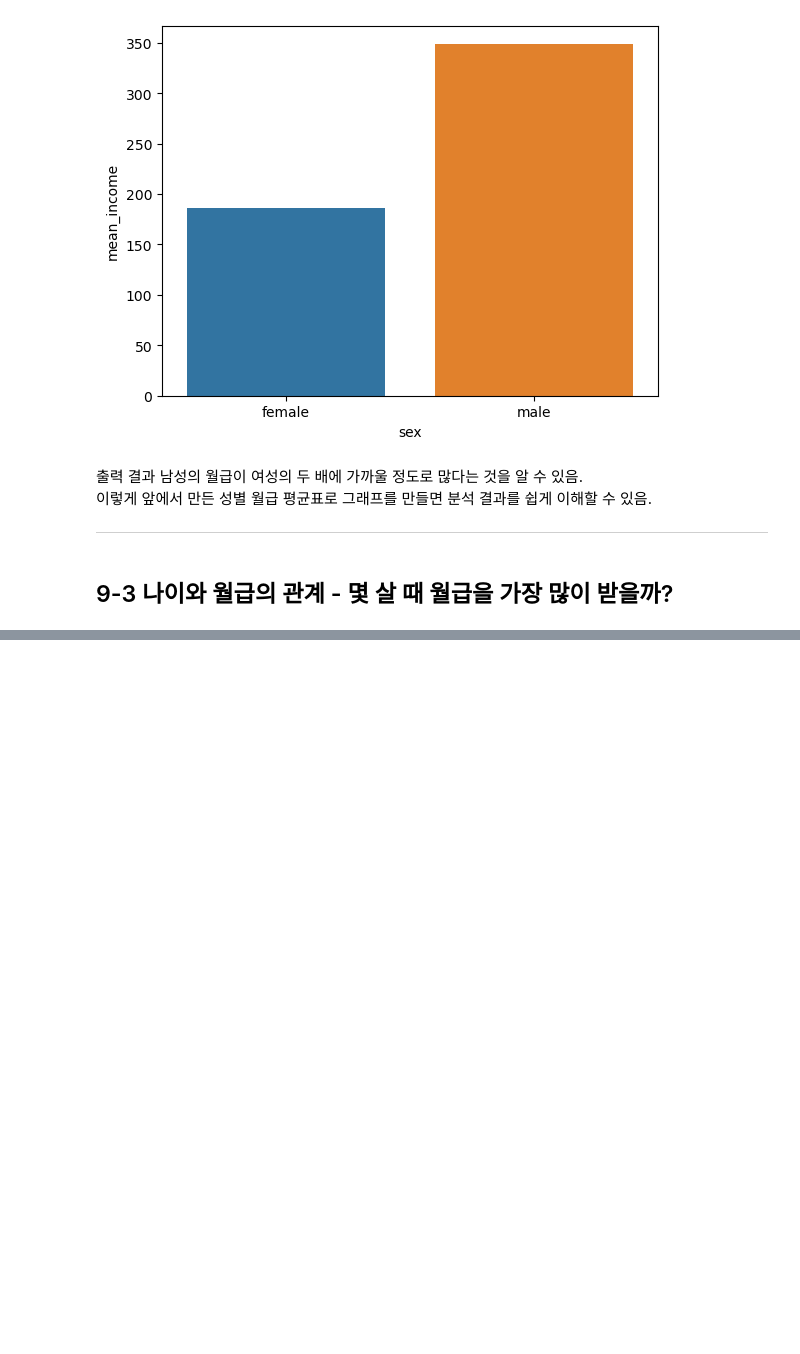
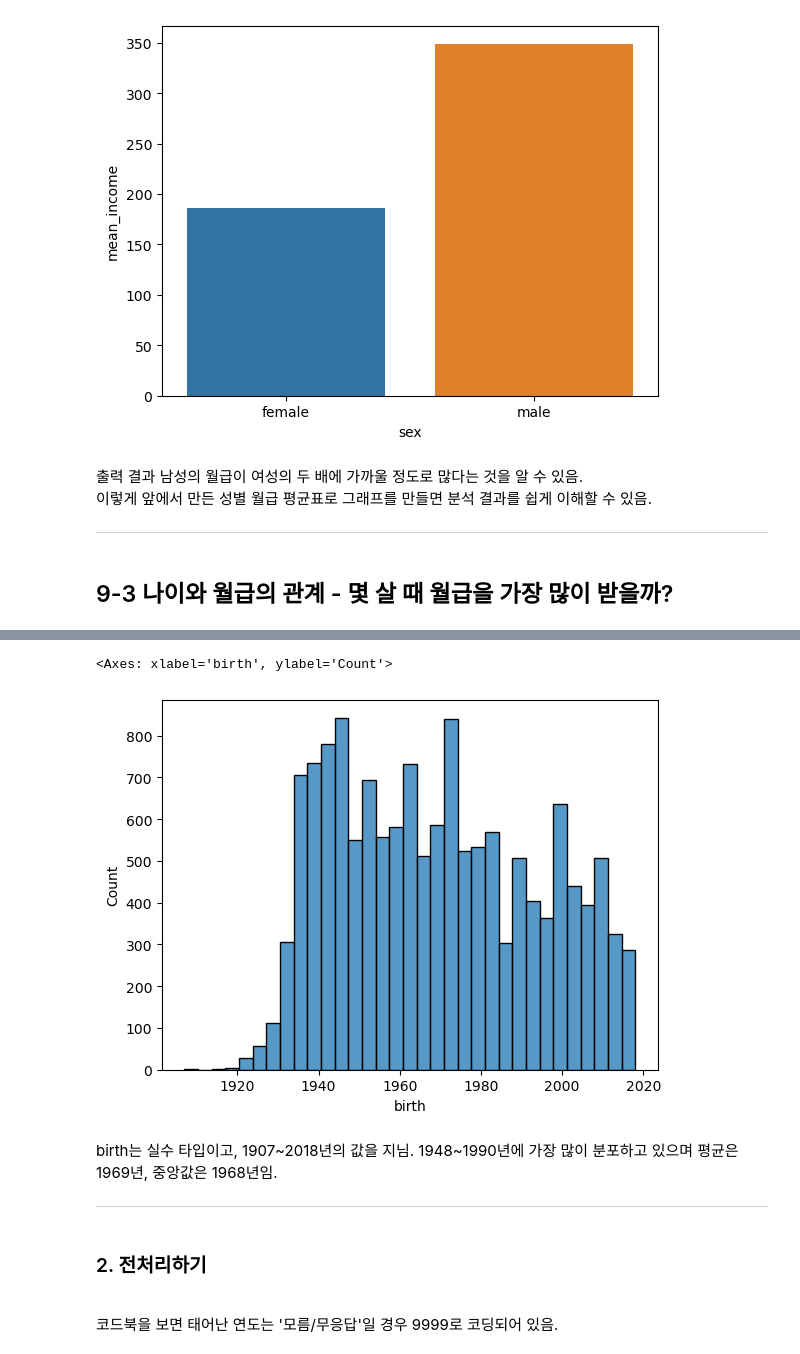
Before and after one commit to chlwldns00/weit, a Jupyter notebook: chapter9/chapter9.ipynb, the cells around one changed output, grey strips where cells are left out. Drawn from its saved outputs; the diff is of its cells as text; code cells hidden in the pictures; blank space fills up the shorter version.

```diff
--- a/chapter9/chapter9.ipynb
+++ b/chapter9/chapter9.ipynb
@@ -235,0 +259,11 @@ sns.barplot(data = sex_income, x = 'sex', y = 'mean_income')
+# %%
+sns.histplot(data = welfare, x = 'birth')   # 히스토그램 만들기
+# %% [output]
+<Axes: xlabel='birth', ylabel='Count'>
+[figure, added]
+# %% [markdown]
+birth는 실수 타입이고, 1907~2018년의 값을 지님. 1948~1990년에 가장 많이 분포하고 있으며 평균은 1969년, 중앙값은 1968년임.
+<hr/>
+# %% [markdown]
+<h3>2. 전처리하기</h3>
+<br/>코드북을 보면 태어난 연도는 '모름/무응답'일 경우 9999로 코딩되어 있음.
```
Also changed, not shown: parts of 37 cells of this notebook.
